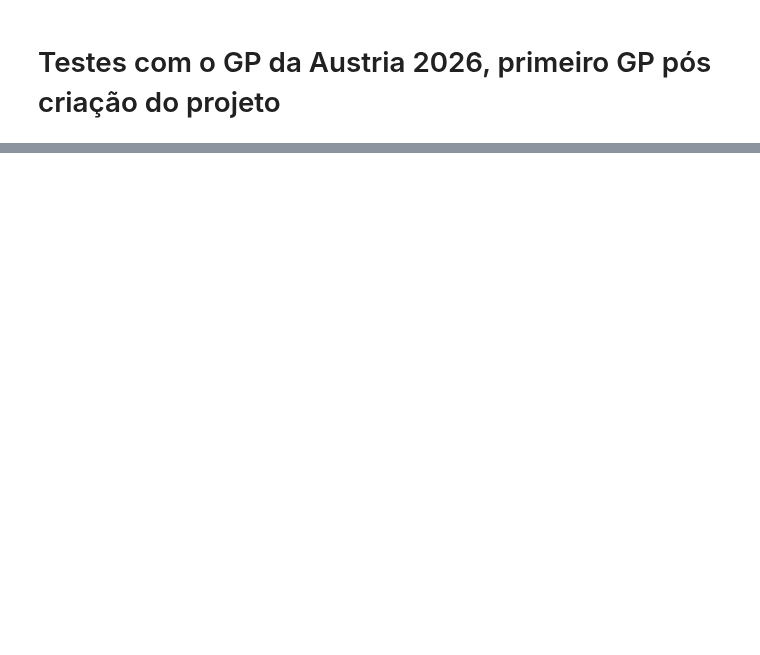
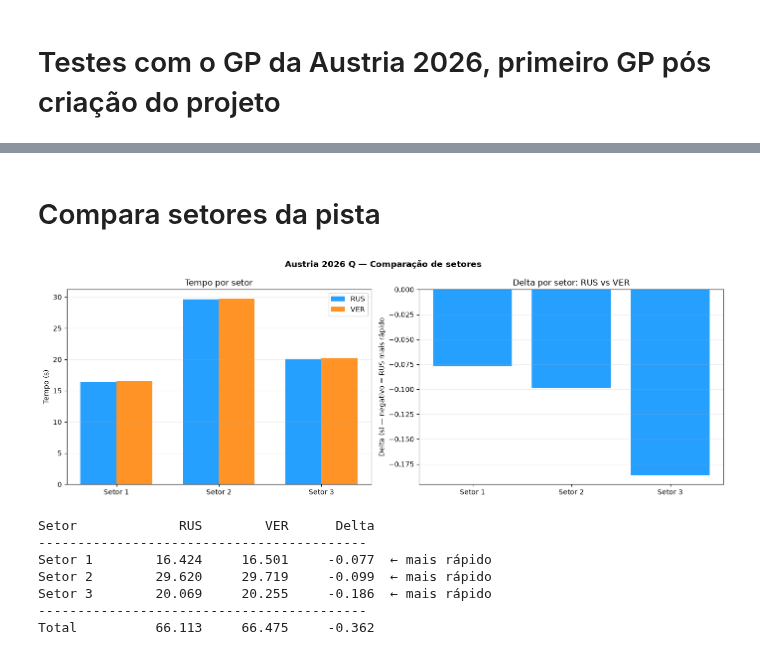
Before and after one commit to Mazzoni-mat-ap/telemetria-f1, a Jupyter notebook: notebooks/MODULO1.ipynb, the cells around one changed output, grey strips where cells are left out. Saved outputs shown, nothing was run; the diff lists cells and outputs as text; code cells hidden in the pictures; blank space fills up the shorter version.

```diff
--- a/notebooks/MODULO1.ipynb
+++ b/notebooks/MODULO1.ipynb
@@ -632 +387,14 @@ req            INFO     Using cached data for driver_info
 [figure]
+# %% [markdown]
+# Compara setores da pista
+# %%
+comparar_setores(2026, 'Austria', 'Q', 'RUS', 'VER')
+# %% [output]
+[figure, added]
+Setor             RUS        VER      Delta
+------------------------------------------
+Setor 1        16.424     16.501     -0.077  ← mais rápido
+Setor 2        29.620     29.719     -0.099  ← mais rápido
+Setor 3        20.069     20.255     -0.186  ← mais rápido
+------------------------------------------
+Total          66.113     66.475     -0.362
```
Also changed, not shown: parts of 15 cells of this notebook, 2 other files.
